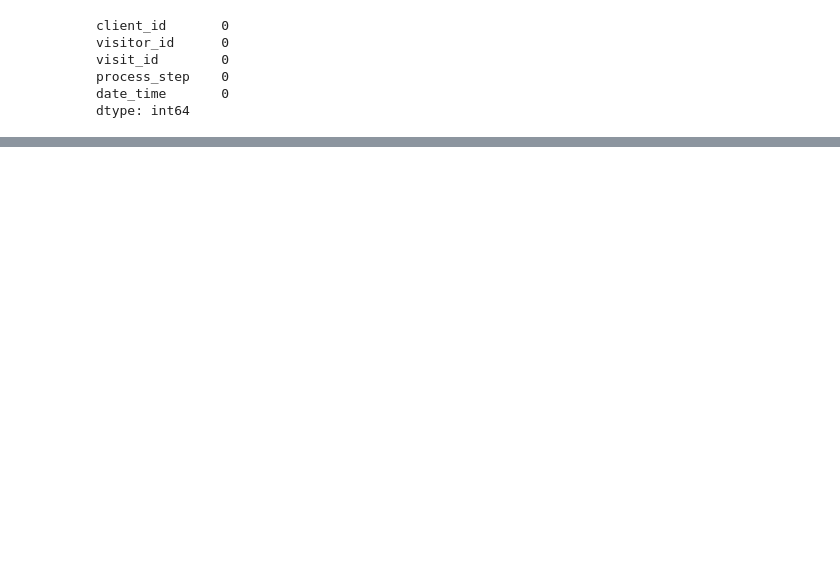
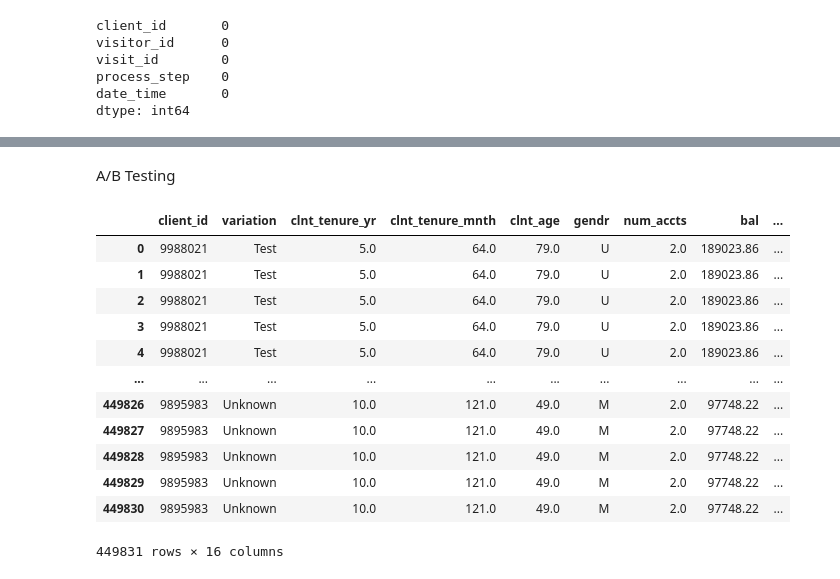
Before and after one commit to SheryllD/Project2, a Jupyter notebook: lu_datawrangling.ipynb, the cells around one changed output, grey strips where cells are left out. Saved outputs shown, nothing was run; the diff lists cells and outputs as text; code cells hidden in the pictures; blank space fills up the shorter version.

```diff
--- a/lu_datawrangling.ipynb
+++ b/lu_datawrangling.ipynb
@@ -46,6 +46,7 @@ logons_6_mnth       14
 dtype: int64
 # %%
 # in df_ec there are 20,109 missing values in the column 'variation'.
-# This column shows whether the client was part of the experiment or not, and which group (control or test) So we can drop the null values.
-df_ec.dropna(inplace=True)
+# This column shows whether the client was part of the experiment or not, and which group (control or test) they were in.
+# Fill the missing values with 'Unknown' to avoid dropping rows unnecessarily.
 df_ec.isnull().sum()
+df_ec['variation'] = df_ec['variation'].fillna('Unknown')
@@ -92,0 +177,24 @@ Name: count, dtype: int64
+# %% [markdown]
+A/B Testing
+# %%
+# Merging the three DataFrames into one.
+# The 'client_id' column is the common key to join the DataFrames.
+# The logic is to only keep the clients that are in df_ec, as we are only interested in the clients that are in the experiment.?
+
+df_ab = df_ec.merge(df_client, on='client_id', how='left') \
+              .merge(df_web, on='client_id', how='left')
+df_ab
+# %% [output]
+|  | client_id | variation | clnt_tenure_yr | clnt_tenure_mnth | clnt_age | gendr | num_accts | bal | ... |
+| 0 | 9988021 | Test | 5.0 | 64.0 | 79.0 | U | 2.0 | 189023.86 | ... |
+| 1 | 9988021 | Test | 5.0 | 64.0 | 79.0 | U | 2.0 | 189023.86 | ... |
+| 2 | 9988021 | Test | 5.0 | 64.0 | 79.0 | U | 2.0 | 189023.86 | ... |
+| 3 | 9988021 | Test | 5.0 | 64.0 | 79.0 | U | 2.0 | 189023.86 | ... |
+| 4 | 9988021 | Test | 5.0 | 64.0 | 79.0 | U | 2.0 | 189023.86 | ... |
+| ... | ... | ... | ... | ... | ... | ... | ... | ... | ... |
+| 449826 | 9895983 | Unknown | 10.0 | 121.0 | 49.0 | M | 2.0 | 97748.22 | ... |
+| 449827 | 9895983 | Unknown | 10.0 | 121.0 | 49.0 | M | 2.0 | 97748.22 | ... |
+| 449828 | 9895983 | Unknown | 10.0 | 121.0 | 49.0 | M | 2.0 | 97748.22 | ... |
+| 449829 | 9895983 | Unknown | 10.0 | 121.0 | 49.0 | M | 2.0 | 97748.22 | ... |
+| 449830 | 9895983 | Unknown | 10.0 | 121.0 | 49.0 | M | 2.0 | 97748.22 | ... |
+449831 rows × 16 columns
```
Also changed, not shown: parts of 17 cells of this notebook.
